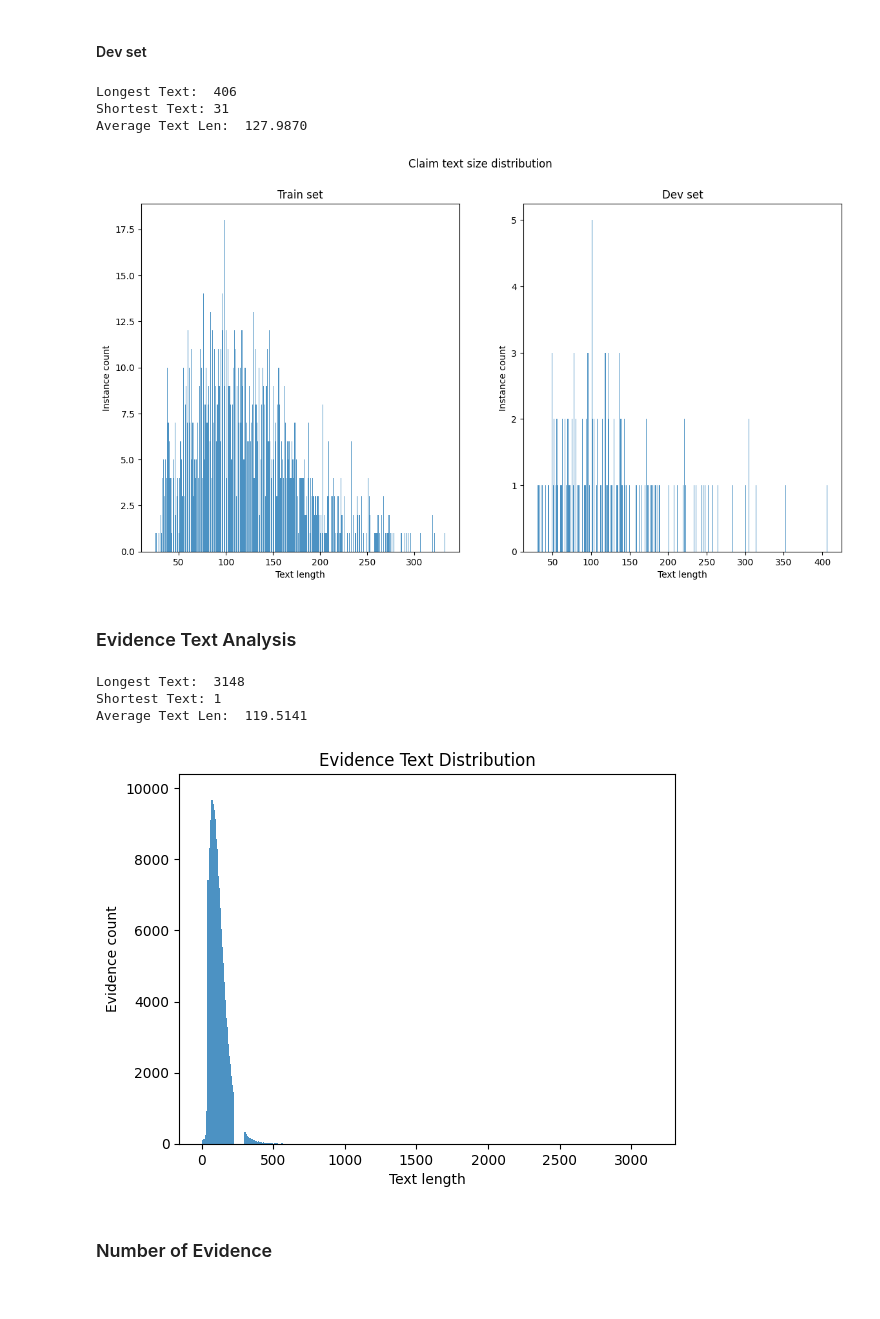
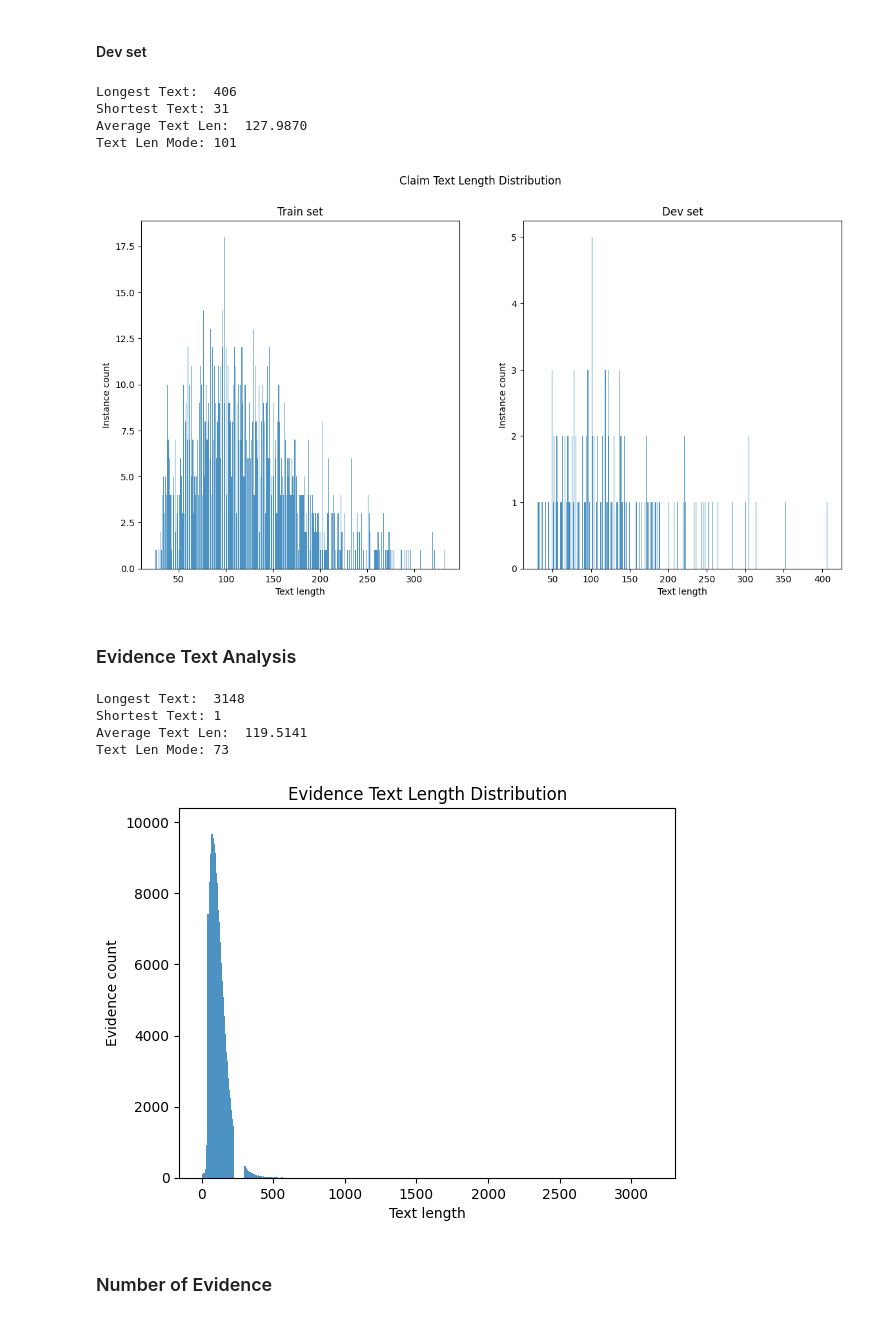
Before and after one commit to yuhsienchiang/fact-check, a Jupyter notebook: data_analysis.ipynb, the cells around one changed output. Cells and saved outputs as stored; diff of their text form; code cells hidden in the pictures.

```diff
--- a/data_analysis.ipynb
+++ b/data_analysis.ipynb
@@ -129,10 +130,12 @@ dev_claims_data["claim_text_len"] = dev_claims_data["claim_text"].apply(lambda x
 print(f"Longest Text:  {dev_claims_data['claim_text_len'].max()}")
 print(f"Shortest Text: {dev_claims_data['claim_text_len'].min()}")
 print(f"Average Text Len: {dev_claims_data['claim_text_len'].mean(): .4f}")
+print(f"Text Len Mode: {dev_claims_data['claim_text_len'].mode()[0]}")
 # %% [output]
 Longest Text:  406
 Shortest Text: 31
 Average Text Len:  127.9870
+Text Len Mode: 101
 # %%
 train_claim_len_size_counts = train_claims_data.groupby(by=["claim_text_len"]).size().reset_index(name='counts')
 dev_claim_len_size_counts = dev_claims_data.groupby(by=["claim_text_len"]).size().reset_index(name='counts')
@@ -148,11 +151,11 @@ ax2.bar(X_pos_dev, len_count_dev, align='center', alpha=0.8)
 ax1.set(ylabel='Instance count', xlabel='Text length', title='Train set')
 ax2.set(ylabel='Instance count', xlabel='Text length', title='Dev set')
 
-fig.suptitle('Claim text size distribution')
+fig.suptitle('Claim Text Length Distribution')
 
 plt.show()
 # %% [output]
-[figure, old version]
+[figure, new version]
 # %% [markdown]
 ### Evidence Text Analysis
 # %%
@@ -161,25 +164,26 @@ evidence_data["evidence_length"] = evidence_data["evidence"].apply(lambda x: len
 print(f"Longest Text:  {evidence_data['evidence_length'].max()}")
 print(f"Shortest Text: {evidence_data['evidence_length'].min()}")
 print(f"Average Text Len: {evidence_data['evidence_length'].mean(): .4f}")
+print(f"Text Len Mode: {evidence_data['evidence_length'].mode()[0]}")
 # %% [output]
 Longest Text:  3148
 Shortest Text: 1
 Average Text Len:  119.5141
+Text Len Mode: 73
 # %%
 evidence_text_length_counts = evidence_data.groupby(by=["evidence_length"]).size().reset_index(name='counts')
 
 x_pos = evidence_text_length_counts["evidence_length"]
 evid_len_count = evidence_text_length_counts["counts"]
 
 
 plt.bar(x_pos, evid_len_count, align='center', alpha=0.8)
 plt.ylabel("Evidence count")
 plt.xlabel("Text length")
-plt.title("Evidence Text Distribution")
-
+plt.title("Evidence Text Length Distribution")
 plt.show()
 # %% [output]
-[figure, old version]
+[figure, new version]
 # %% [markdown]
 ### Number of Evidence
 # %%
```
Also changed, not shown: parts of 4 cells of this notebook.
